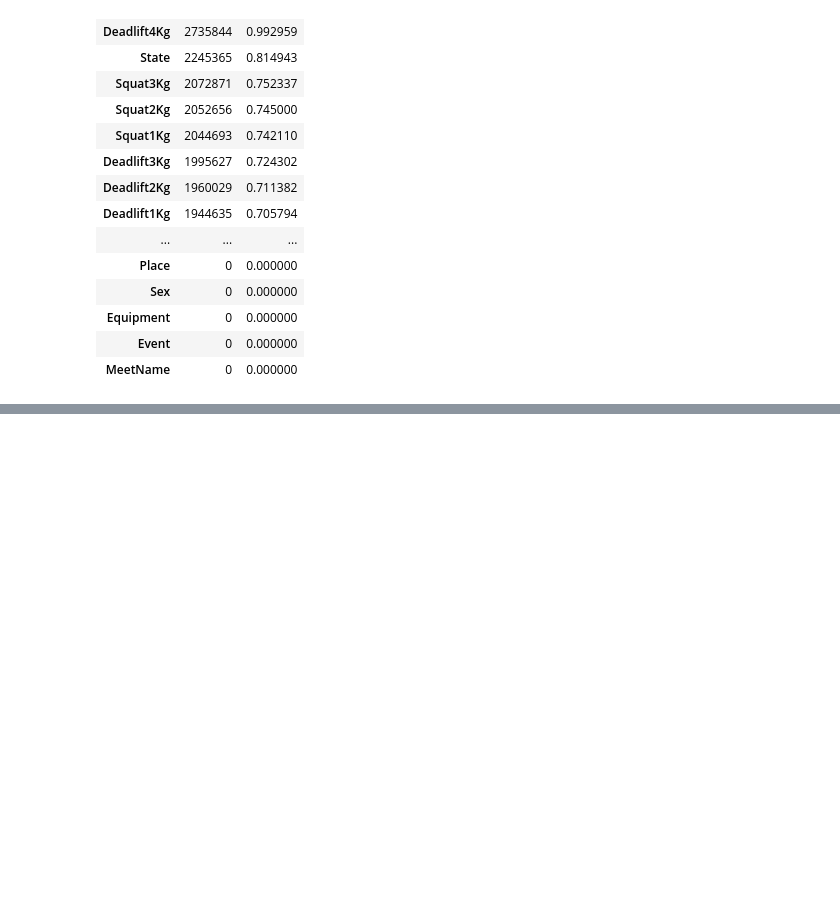
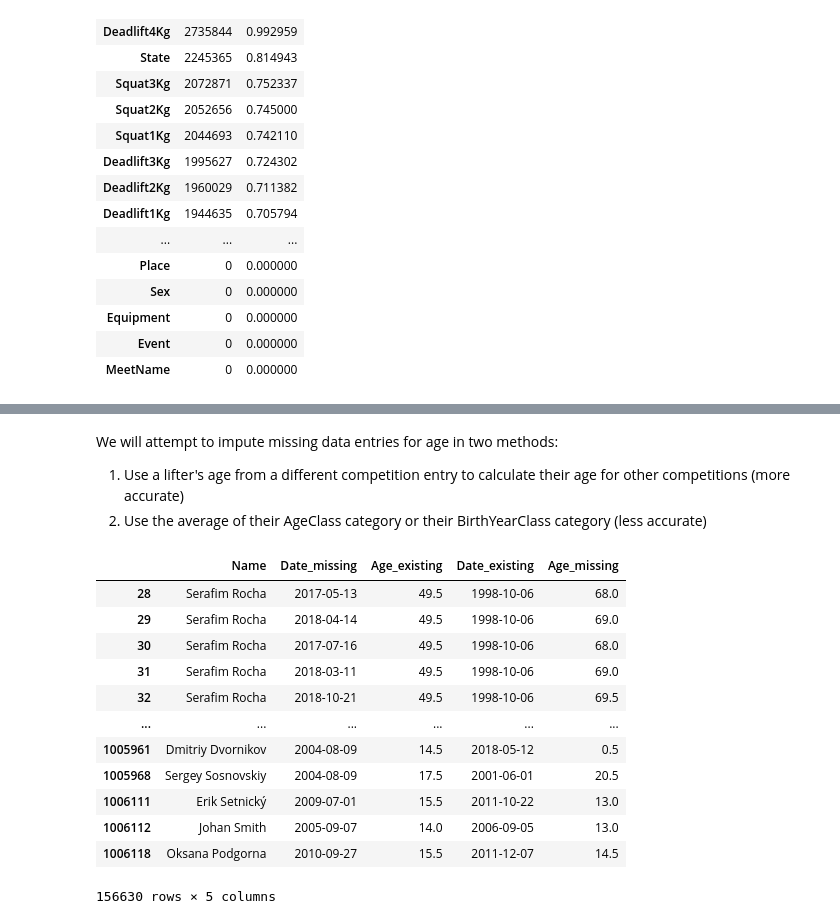
Before and after one commit to kim-jason/PowerliftingDataset, a Jupyter notebook: Powerlifting_Data_Science_Project.ipynb, the cells around one changed output, grey strips where cells are left out. Saved outputs shown, nothing was run; the diff lists cells and outputs as text; code cells hidden in the pictures; blank space fills up the shorter version.

Commit message:
Data imputation for missing age

```diff
--- a/Powerlifting_Data_Science_Project.ipynb
+++ b/Powerlifting_Data_Science_Project.ipynb
@@ -80,3 +78,7 @@ MeetState            object
 MeetTown             object
 MeetName             object
 dtype: object
+# %%
+# Update Date from object to datetime
+df['Date'] = pd.to_datetime(df['Date'])
+df.dtypes
@@ -149,0 +174,7 @@ zeros = cleaned_df['']
+# %%
+# Change any ages that are considered incorrect to null
+df.loc[df.Age < 14, ['Age']] = None
+
+# Visualize the missing rows for age
+null_age_df = df[df['Age'].isnull()]
+display(null_age_df.head(5))
@@ -149,0 +189,35 @@ zeros = cleaned_df['']
+# %% [markdown]
+We will attempt to impute missing data entries for age in two methods:
+
+
+1.   Use a lifter's age from a different competition entry to calculate their age for other competitions (more accurate)
+2.   Use the average of their AgeClass category or their BirthYearClass category (less accurate)
+# %%
+# Use a lifter's age from a different competition entry to calculate their age for other competitions
+lifters_missing_age = df[df['Age'].isnull()][['Name', 'Date']]
+lifters_missing_age = lifters_missing_age.rename(columns={'Date':'Date_missing'})
+lifters_missing_age = lifters_missing_age.drop_duplicates(subset=['Name', 'Date_missing'])
+
+# Sort original dataset to find a row with an existing Age and Date to calculate birthday
+df = df.sort_values(['Age', 'Date'])
+lifters_missing_age = pd.merge(lifters_missing_age, df[['Name', 'Age', 'Date']].drop_duplicates(subset=['Name']), on='Name', how='inner')
+lifters_missing_age = lifters_missing_age.rename(columns={'Age':'Age_existing', 'Date':'Date_existing'})
+lifters_missing_age = lifters_missing_age[(lifters_missing_age['Age_existing'].notnull()) & (lifters_missing_age['Date_existing'].notnull())]
+lifters_missing_age['Age_missing'] = lifters_missing_age['Date_missing'] - (lifters_missing_age['Date_existing'] - lifters_missing_age['Age_existing'].apply(lambda x: timedelta(seconds=x*(60*60*24*365))))
+lifters_missing_age['Age_missing'] = lifters_missing_age['Age_missing'].apply(lambda x: round((x.total_seconds() / 60 / 60 / 24 / 365.25)*2)/2) # We round to the nearest 0.5 increment as the original dataset did this
+
+display(lifters_missing_age)
+# %% [output]
+|  | Name | Date_missing | Age_existing | Date_existing | Age_missing |
+| 28 | Serafim Rocha | 2017-05-13 | 49.5 | 1998-10-06 | 68.0 |
+| 29 | Serafim Rocha | 2018-04-14 | 49.5 | 1998-10-06 | 69.0 |
+| 30 | Serafim Rocha | 2017-07-16 | 49.5 | 1998-10-06 | 68.0 |
+| 31 | Serafim Rocha | 2018-03-11 | 49.5 | 1998-10-06 | 69.0 |
+| 32 | Serafim Rocha | 2018-10-21 | 49.5 | 1998-10-06 | 69.5 |
+| ... | ... | ... | ... | ... | ... |
+| 1005961 | Dmitriy Dvornikov | 2004-08-09 | 14.5 | 2018-05-12 | 0.5 |
+| 1005968 | Sergey Sosnovskiy | 2004-08-09 | 17.5 | 2001-06-01 | 20.5 |
+| 1006111 | Erik Setnický | 2009-07-01 | 15.5 | 2011-10-22 | 13.0 |
+| 1006112 | Johan Smith | 2005-09-07 | 14.0 | 2006-09-05 | 13.0 |
+| 1006118 | Oksana Podgorna | 2010-09-27 | 15.5 | 2011-12-07 | 14.5 |
+156630 rows × 5 columns
```
Also changed, not shown: parts of 14 cells of this notebook.
